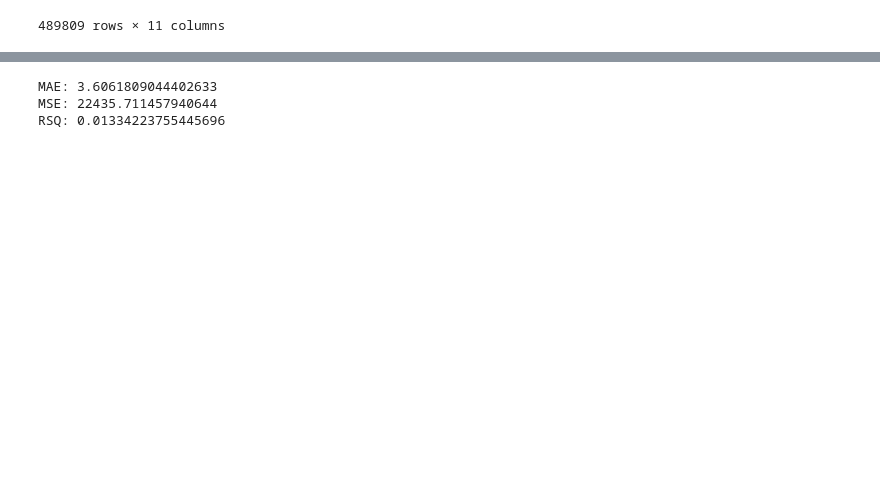
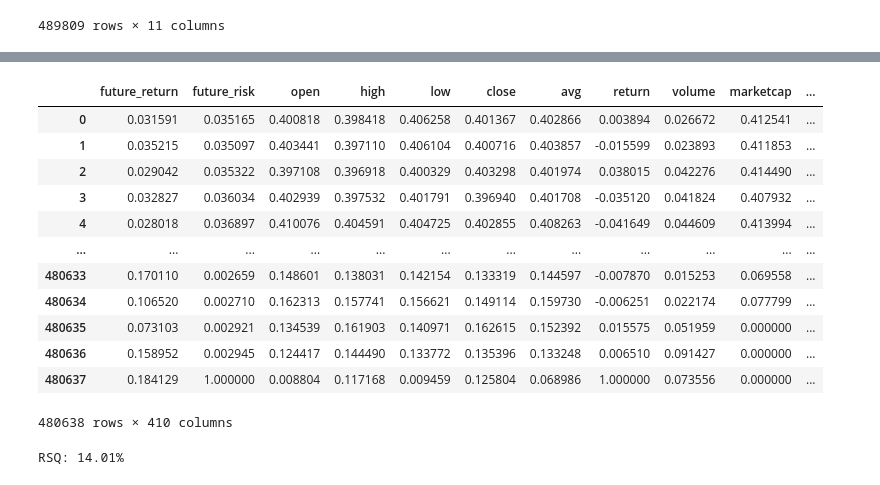
Before and after one commit to AleeRezaa/portfolio-selection-using-ml, a Jupyter notebook: Model/run_all.ipynb, the cells around one changed output, grey strips where cells are left out. Cells and saved outputs as stored; diff of their text form; code cells hidden in the pictures; blank space fills up the shorter version.

Commit message:
adding get_dummies

```diff
--- a/Model/run_all.ipynb
+++ b/Model/run_all.ipynb
@@ -114,13 +174,28 @@ regression_data
+# %%
+regression_normalized_data = pd.get_dummies(regression_normalized_data)
+regression_normalized_data
+# %% [output]
+|  | future_return | future_risk | open | high | low | close | avg | return | volume | marketcap | ... |
+| 0 | 0.031591 | 0.035165 | 0.400818 | 0.398418 | 0.406258 | 0.401367 | 0.402866 | 0.003894 | 0.026672 | 0.412541 | ... |
+| 1 | 0.035215 | 0.035097 | 0.403441 | 0.397110 | 0.406104 | 0.400716 | 0.403857 | -0.015599 | 0.023893 | 0.411853 | ... |
+| 2 | 0.029042 | 0.035322 | 0.397108 | 0.396918 | 0.400329 | 0.403298 | 0.401974 | 0.038015 | 0.042276 | 0.414490 | ... |
+| 3 | 0.032827 | 0.036034 | 0.402939 | 0.397532 | 0.401791 | 0.396940 | 0.401708 | -0.035120 | 0.041824 | 0.407932 | ... |
+| 4 | 0.028018 | 0.036897 | 0.410076 | 0.404591 | 0.404725 | 0.402855 | 0.408263 | -0.041649 | 0.044609 | 0.413994 | ... |
+| ... | ... | ... | ... | ... | ... | ... | ... | ... | ... | ... | ... |
+| 480633 | 0.170110 | 0.002659 | 0.148601 | 0.138031 | 0.142154 | 0.133319 | 0.144597 | -0.007870 | 0.015253 | 0.069558 | ... |
+| 480634 | 0.106520 | 0.002710 | 0.162313 | 0.157741 | 0.156621 | 0.149114 | 0.159730 | -0.006251 | 0.022174 | 0.077799 | ... |
+| 480635 | 0.073103 | 0.002921 | 0.134539 | 0.161903 | 0.140971 | 0.162615 | 0.152392 | 0.015575 | 0.051959 | 0.000000 | ... |
+| 480636 | 0.158952 | 0.002945 | 0.124417 | 0.144490 | 0.133772 | 0.135396 | 0.133248 | 0.006510 | 0.091427 | 0.000000 | ... |
+| 480637 | 0.184129 | 1.000000 | 0.008804 | 0.117168 | 0.009459 | 0.125804 | 0.068986 | 1.000000 | 0.073556 | 0.000000 | ... |
+480638 rows × 410 columns
 # %%
 regr = linear_model.LinearRegression()
-x = regression_data[['return', 'volume', 'marketcap']]
-y = regression_data[['future_return', 'future_risk']]
+x = regression_normalized_data.loc[:, 'open':]
+y = regression_normalized_data[['future_return', 'future_risk']]
 
 regr.fit(x, y)
 y_ = regr.predict(x)
 
-print(f'MAE: {abs(y_ - y).mean()[0]} \nMSE: {((y_ - y) ** 2).mean()[0]} \nRSQ: {r2_score(y, y_)}')
+print(f'RSQ: {(100 * r2_score(y, y_)):.2f}%')
 # %% [output]
-MAE: 3.6061809044402633
-MSE: 22435.711457940644
-RSQ: 0.01334223755445696
+RSQ: 14.01%
```
Also changed, not shown: parts of 5 cells of this notebook.
